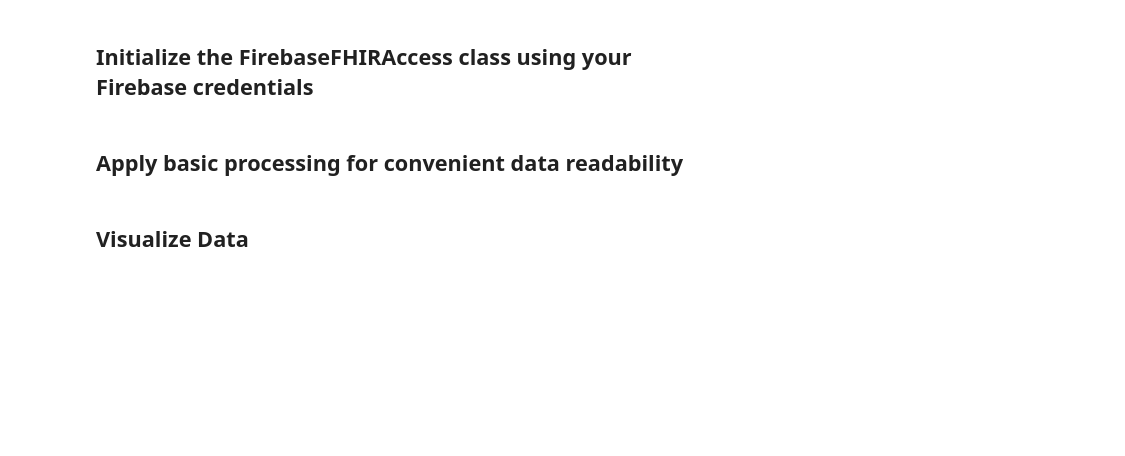
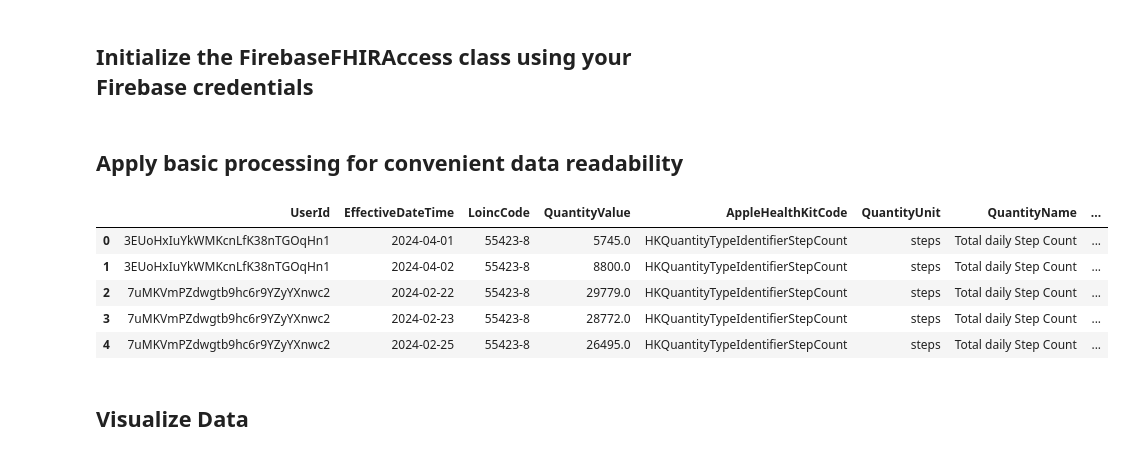
Before and after one commit to StanfordSpezi/SpeziDataPipeline, a Jupyter notebook: SpeziDataPipelineTemplate.ipynb, the cells around one changed output. Saved outputs shown, nothing was run; the diff lists cells and outputs as text; code cells hidden in the pictures; blank space fills up the shorter version.

```diff
--- a/SpeziDataPipelineTemplate.ipynb
+++ b/SpeziDataPipelineTemplate.ipynb
@@ -36,7 +35,14 @@ flattened_fhir_dataframe.df.tail()
 ## Apply basic processing for convenient data readability
 # %%
 processed_fhir_dataframe = FHIRDataProcessor().process_fhir_data(flattened_fhir_dataframe)
-processed_fhir_dataframe.df.tail()
+processed_fhir_dataframe.df.head()
+# %% [output]
+|  | UserId | EffectiveDateTime | LoincCode | QuantityValue | AppleHealthKitCode | QuantityUnit | QuantityName | ... |
+| 0 | 3EUoHxIuYkWMKcnLfK38nTGOqHn1 | 2024-04-01 | 55423-8 | 5745.0 | HKQuantityTypeIdentifierStepCount | steps | Total daily Step Count | ... |
+| 1 | 3EUoHxIuYkWMKcnLfK38nTGOqHn1 | 2024-04-02 | 55423-8 | 8800.0 | HKQuantityTypeIdentifierStepCount | steps | Total daily Step Count | ... |
+| 2 | 7uMKVmPZdwgtb9hc6r9YZyYXnwc2 | 2024-02-22 | 55423-8 | 29779.0 | HKQuantityTypeIdentifierStepCount | steps | Total daily Step Count | ... |
+| 3 | 7uMKVmPZdwgtb9hc6r9YZyYXnwc2 | 2024-02-23 | 55423-8 | 28772.0 | HKQuantityTypeIdentifierStepCount | steps | Total daily Step Count | ... |
+| 4 | 7uMKVmPZdwgtb9hc6r9YZyYXnwc2 | 2024-02-25 | 55423-8 | 26495.0 | HKQuantityTypeIdentifierStepCount | steps | Total daily Step Count | ... |
 # %% [markdown]
 ## Visualize Data
 # %%
```
Also changed, not shown: parts of 4 cells of this notebook, 3 other files.
